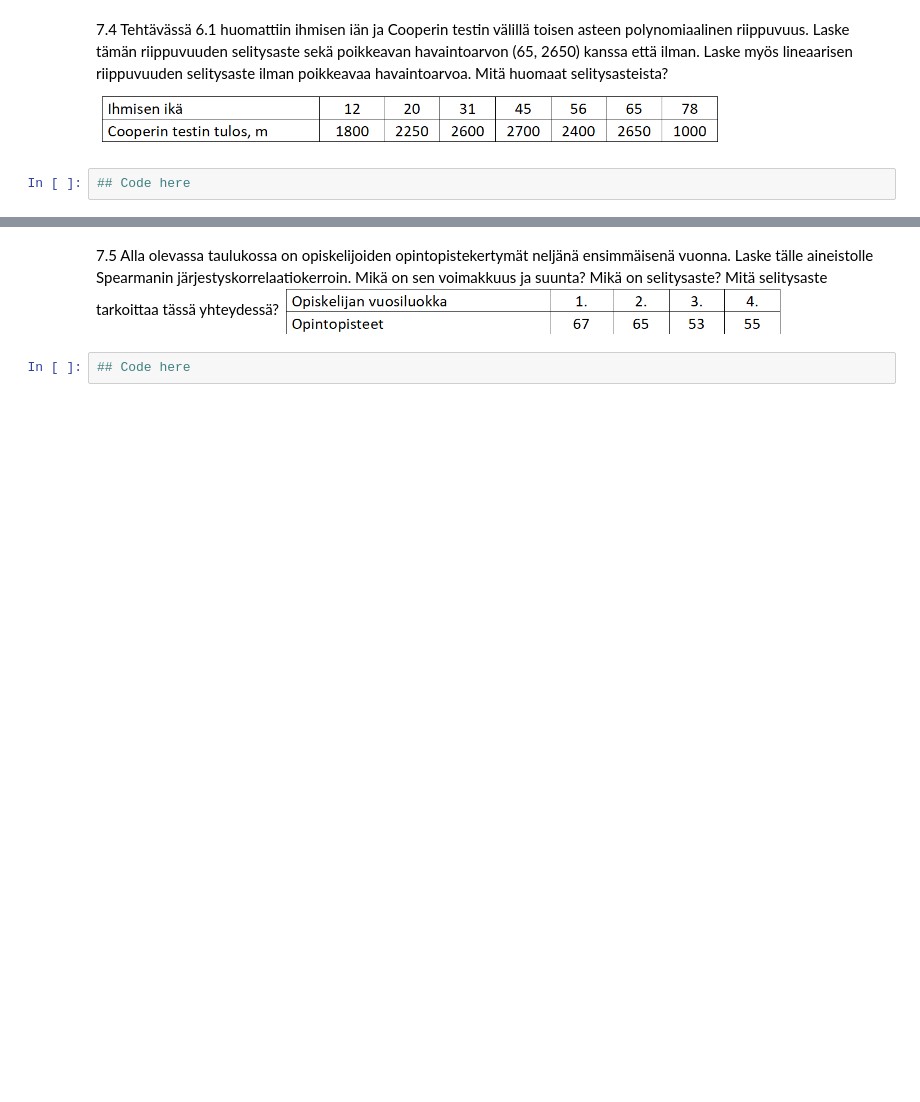
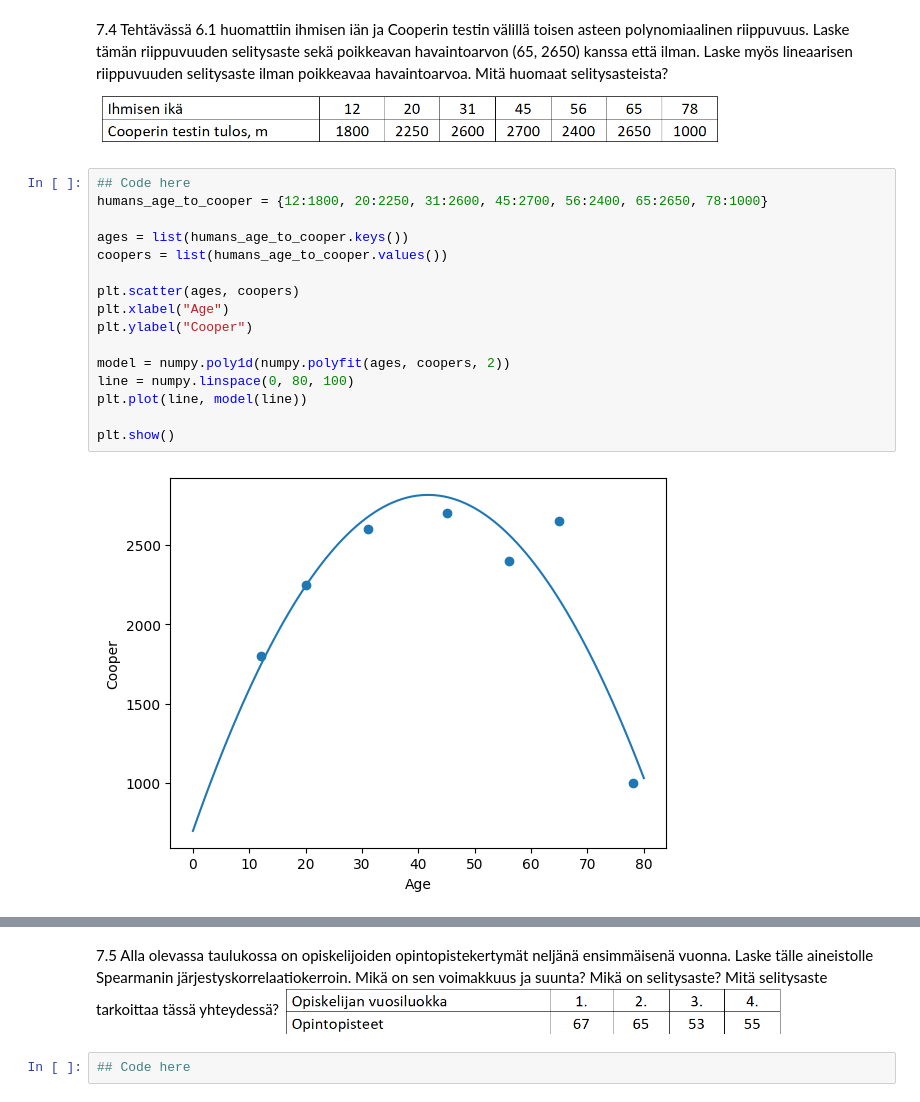
Before and after one commit to walterairs/statsandprobs, a Jupyter notebook: statistics/lesson_seven.ipynb, the cells around one changed output, grey strips where cells are left out. Drawn from its saved outputs; the diff is of its cells as text; blank space fills up the shorter version.

```diff
--- a/statistics/lesson_seven.ipynb
+++ b/statistics/lesson_seven.ipynb
@@ -19,5 +84,21 @@ import matplotlib.pyplot as plt
 # %% [markdown]
 7.4 Tehtävässä 6.1 huomattiin ihmisen iän ja Cooperin testin välillä toisen asteen polynomiaalinen riippuvuus. Laske tämän riippuvuuden selitysaste sekä poikkeavan havaintoarvon (65, 2650) kanssa että ilman. Laske myös lineaarisen riippuvuuden selitysaste ilman poikkeavaa havaintoarvoa. Mitä huomaat selitysasteista?
 ![image.png](attachment:image.png)
-# %%
-## Code here
+# %%
+## Code here
+humans_age_to_cooper = {12:1800, 20:2250, 31:2600, 45:2700, 56:2400, 65:2650, 78:1000}
+
+ages = list(humans_age_to_cooper.keys())
+coopers = list(humans_age_to_cooper.values())
+
+plt.scatter(ages, coopers)
+plt.xlabel("Age")
+plt.ylabel("Cooper")
+
+model = numpy.poly1d(numpy.polyfit(ages, coopers, 2))
+line = numpy.linspace(0, 80, 100)
+plt.plot(line, model(line))
+
+plt.show()
+# %% [output]
+[figure, added]
```
Also changed, not shown: parts of 8 cells of this notebook.
